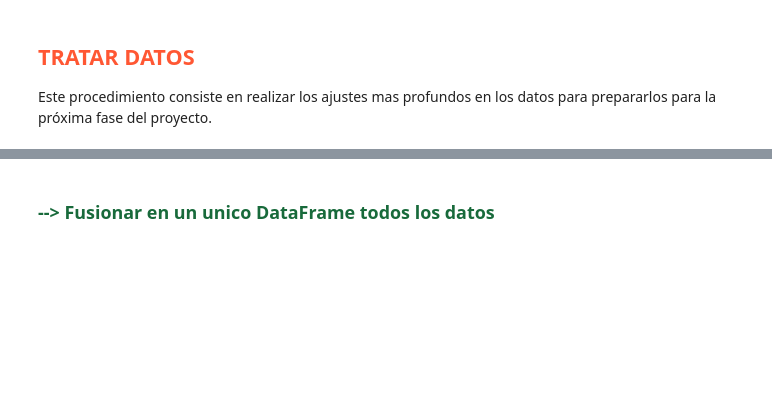
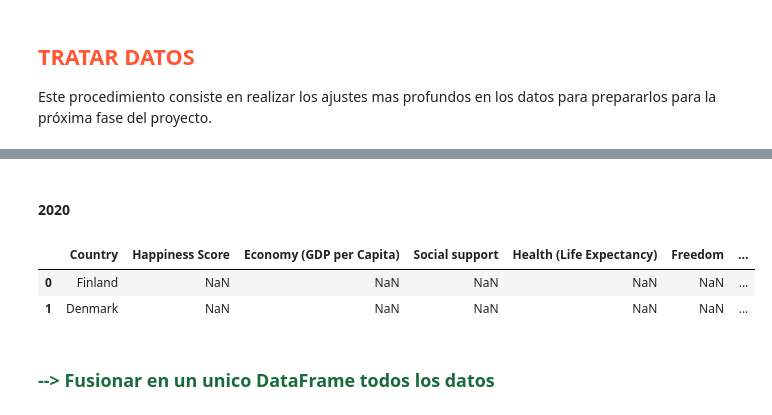
Before and after one commit to G6felicidad/Proyecto_Felicidad_Calidad_Vida, a Jupyter notebook: notebooks/1.0-carga_datos.ipynb, the cells around one changed output, grey strips where cells are left out. Drawn from its saved outputs; the diff is of its cells as text; code cells hidden in the pictures; blank space fills up the shorter version.

```diff
--- a/notebooks/1.0-carga_datos.ipynb
+++ b/notebooks/1.0-carga_datos.ipynb
@@ -447,3 +467,16 @@ Este procedimiento consiste en realizar los ajustes mas profundos en los datos p
+# %% [markdown]
+#### 2020
+# %%
+# Reemplazar los valores existentes por cero
+df_2020[['Happiness Score', 'Economy (GDP per Capita)',
+       'Social support', 'Health (Life Expectancy)', 'Freedom', 'Generosity',
+       'Trust (Government Corruption)']] = np.nan
+
+df_2020.head(2)
+# %% [output]
+|  | Country | Happiness Score | Economy (GDP per Capita) | Social support | Health (Life Expectancy) | Freedom | ... |
+| 0 | Finland | NaN | NaN | NaN | NaN | NaN | ... |
+| 1 | Denmark | NaN | NaN | NaN | NaN | NaN | ... |
 # %% [markdown]
 ### <font color=#186a3b>--> Fusionar en un unico DataFrame todos los datos </font>
 # %%
```
Also changed, not shown: parts of 10 cells of this notebook, 1 other file.
